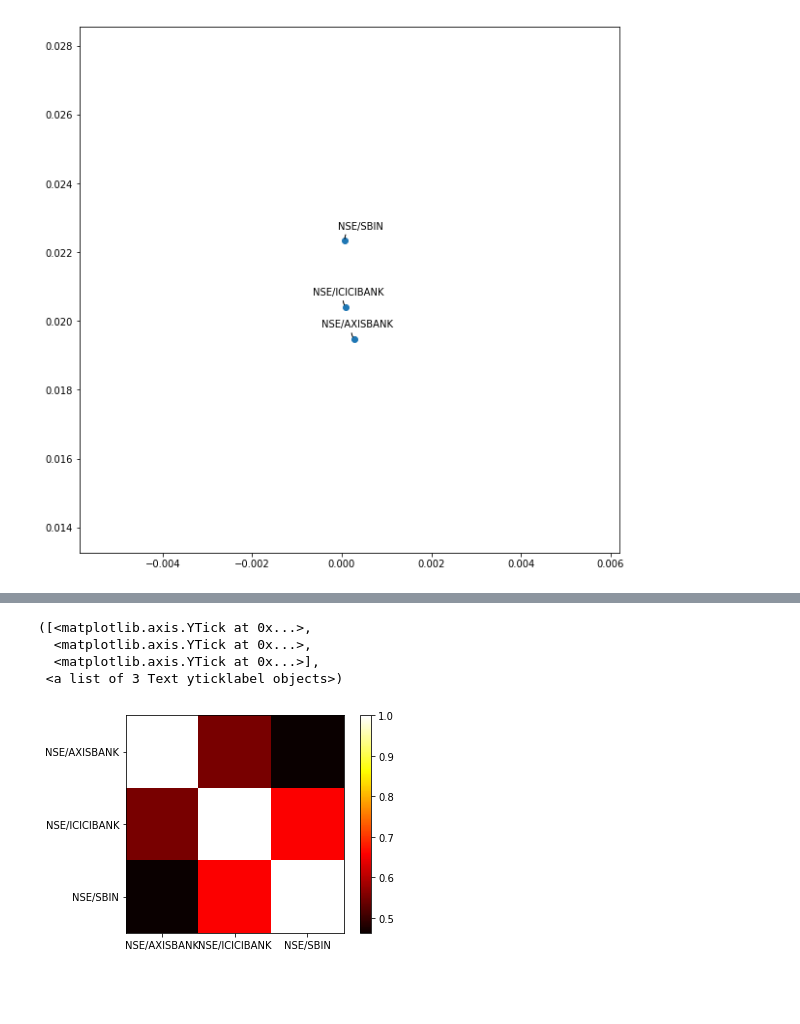
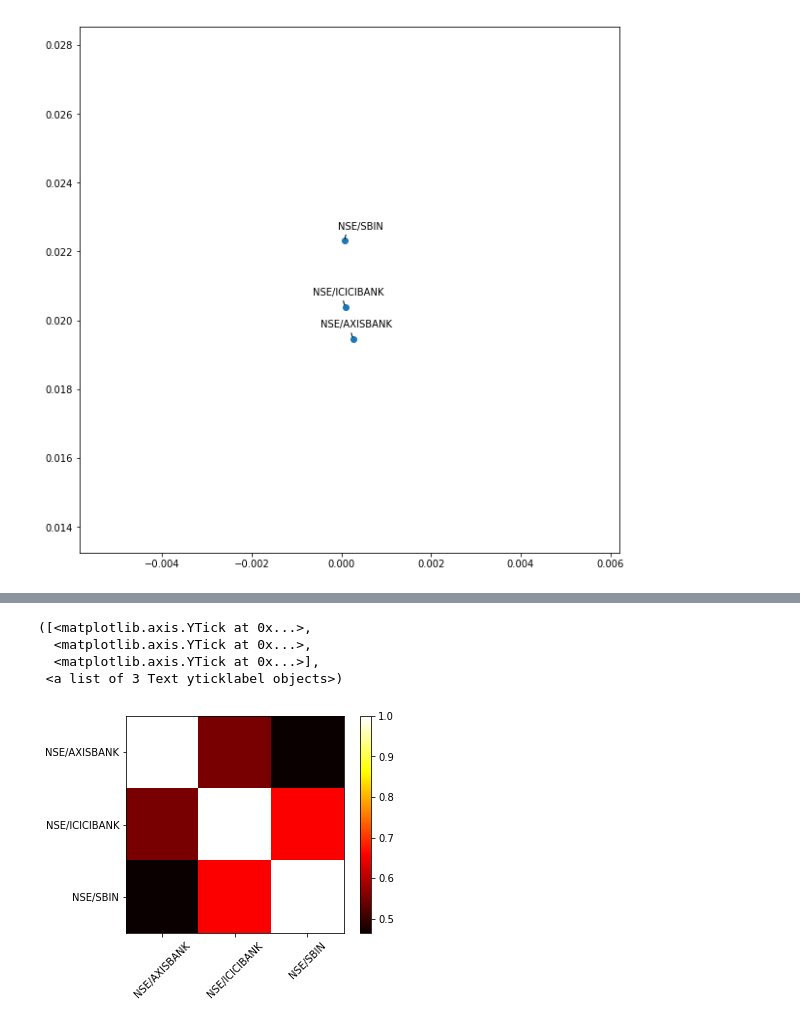
Before and after one commit to Ashish-Siyag/Data-science, a Jupyter notebook: Stock Analysis/Comparative Stocks Analysis.ipynb, the cells around one changed output, grey strips where cells are left out. Cells and saved outputs as stored; diff of their text form; code cells hidden in the pictures; blank space fills up the shorter version.

```diff
--- a/Stock Analysis/Comparative Stocks Analysis.ipynb
+++ b/Stock Analysis/Comparative Stocks Analysis.ipynb
@@ -234,11 +226,11 @@ correlation
 # %%
 plt.imshow(correlation, cmap = 'hot')
 plt.colorbar()
-plt.xticks(range(len(correlation)), correlation.columns)
+plt.xticks(range(len(correlation)), correlation.index, rotation = 45)
 plt.yticks(range(len(correlation)), correlation.columns)
 # %% [output]
 ([<matplotlib.axis.YTick at 0x...>,
   <matplotlib.axis.YTick at 0x...>,
   <matplotlib.axis.YTick at 0x...>],
  <a list of 3 Text yticklabel objects>)
-[figure, old version]
+[figure, new version]
```
Also changed, not shown: parts of 10 cells of this notebook, 1 other file.
